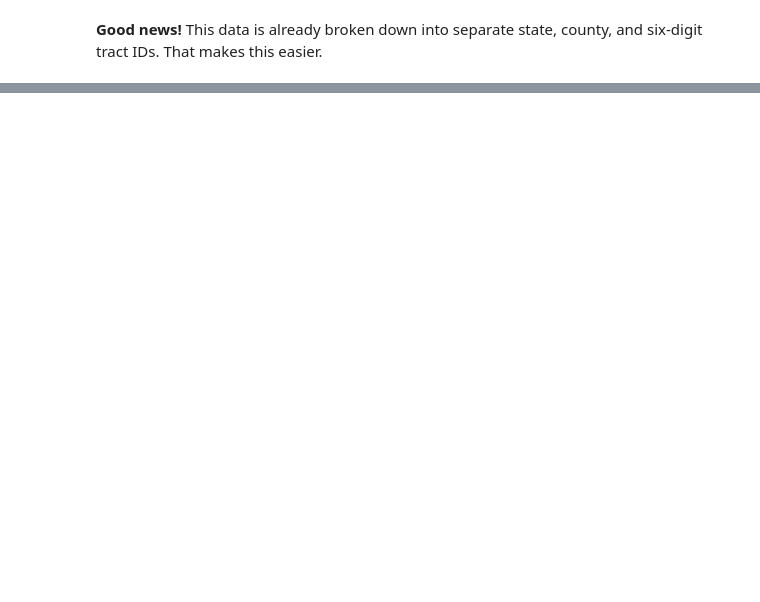
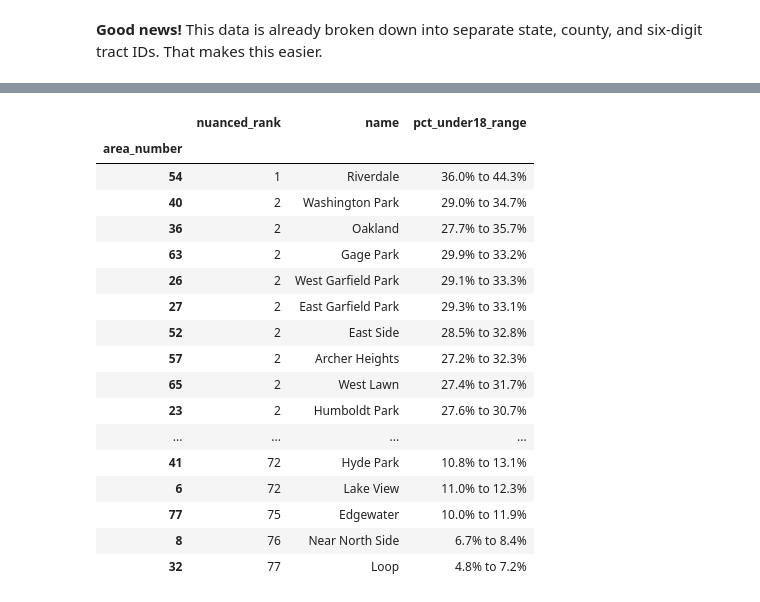
Before and after one commit to censusreporter/nicar20-advanced-census-python, a Jupyter notebook: workshop.ipynb, the cells around one changed output, grey strips where cells are left out. Drawn from its saved outputs; the diff is of its cells as text; code cells hidden in the pictures; blank space fills up the shorter version.

```diff
--- a/workshop.ipynb
+++ b/workshop.ipynb
@@ -207 +245,8 @@ So, we want to get variables `B01003_001E` and `B01003_001M` for our Census trac
+# %%
+estimate_cols = [
+    'B01001_001E', # total
+    'B01001_003E', 'B01001_004E', 'B01001_005E', 'B01001_006E', # male brackets < 18
+    'B01001_027E', 'B01001_028E', 'B01001_029E', 'B01001_030E'  # female brackets < 18
+]
+moe_cols = [x.replace('E','M') for x in estimate_cols]
 # %% [markdown]
@@ -253,0 +404,10 @@ import census_data_aggregator
+# %%
+comm_areas_geo = geopandas.read_file('data/Boundaries - Community Areas (current).geojson')
+comm_areas_geo['community'] = comm_areas_geo['community'].str.title()
+# keep just the interesting columns, based on past inspection
+comm_areas_geo = comm_areas_geo[['community','area_numbe', 'geometry']]
+
+# combine our data
+# note that we start with `comm_areas_geo` so that the result is a GeoDataFrame
+# otherwise we'd have another step to convert a pandas DataFrame to a geopandas.GeoDataFrame
+pct_by_comm_area_geo = comm_areas_geo.set_index('area_numbe').join(pct_by_comm_area.set_index('community_area'))
@@ -253,0 +477,46 @@ import census_data_aggregator
+# %%
+# use pd.DataFrame to make a copy instead of a view and thus silence a warning
+ranked_comm_areas = pd.DataFrame(pct_by_comm_area_geo[['community', 'pct_under18_E', 'pct_under18_M']])
+ranked_comm_areas['rank_absolute'] = ranked_comm_areas['pct_under18_E'].rank(ascending=False).astype(int) # we want biggest to be ranked first, not smallest
+ranked_comm_areas.sort_values(by='rank_absolute',inplace=True)
+# %%
+nuanced_rankings = defaultdict(list)
+
+# people grumble about iterating dataframe rows, but I can't figure out how to do this with apply -- can you?
+last_tup = None
+last_rank = None
+for i, row in enumerate(ranked_comm_areas.itertuples()):
+    tup = (row.pct_under18_E, row.pct_under18_M)
+    different = True
+    if last_tup is None or is_statistically_different(last_tup, tup):
+        last_rank = i+1
+        last_tup = tup # de-indent this by one level to get the 74-way tie for second place
+    (mini,maxi) = statistical_range(*tup)
+    nuanced_rankings['area_number'].append(row.Index)
+    nuanced_rankings['nuanced_rank'].append(last_rank)
+    nuanced_rankings['pct_under18_range'].append(f"{mini:.1%} to {maxi:.1%}")
+    nuanced_rankings['name'].append(row.community)
+
+
+pd.set_option('display.max_rows',77)
+nuanced_df = pd.DataFrame(nuanced_rankings).set_index('area_number').reindex(columns=['nuanced_rank','name','pct_under18_range'])
+nuanced_df
+# %% [output]
+|  | nuanced_rank | name | pct_under18_range |
+| area_number |  |  |  |
+| 54 | 1 | Riverdale | 36.0% to 44.3% |
+| 40 | 2 | Washington Park | 29.0% to 34.7% |
+| 36 | 2 | Oakland | 27.7% to 35.7% |
+| 63 | 2 | Gage Park | 29.9% to 33.2% |
+| 26 | 2 | West Garfield Park | 29.1% to 33.3% |
+| 27 | 2 | East Garfield Park | 29.3% to 33.1% |
+| 52 | 2 | East Side | 28.5% to 32.8% |
+| 57 | 2 | Archer Heights | 27.2% to 32.3% |
+| 65 | 2 | West Lawn | 27.4% to 31.7% |
+| 23 | 2 | Humboldt Park | 27.6% to 30.7% |
+| ... | ... | ... | ... |
+| 41 | 72 | Hyde Park | 10.8% to 13.1% |
+| 6 | 72 | Lake View | 11.0% to 12.3% |
+| 77 | 75 | Edgewater | 10.0% to 11.9% |
+| 8 | 76 | Near North Side | 6.7% to 8.4% |
+| 32 | 77 | Loop | 4.8% to 7.2% |
```
Also changed, not shown: parts of 40 cells of this notebook, 7 other files.
